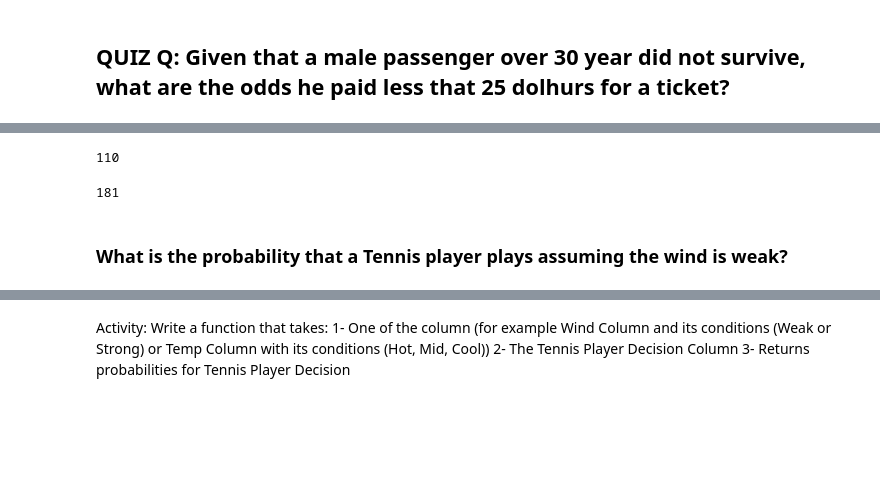
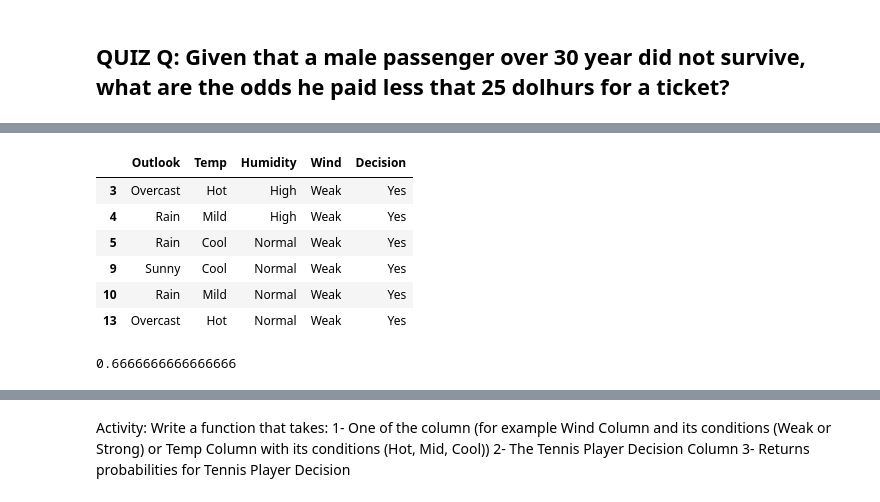
Before and after one commit to SamirIngley/DS1.1-Data-Analysis, a Jupyter notebook: Notebooks/simple_prob_conditional.ipynb, the cells around one changed output, grey strips where cells are left out. Saved outputs shown, nothing was run; the diff lists cells and outputs as text; code cells hidden in the pictures; blank space fills up the shorter version.

```diff
--- a/Notebooks/simple_prob_conditional.ipynb
+++ b/Notebooks/simple_prob_conditional.ipynb
@@ -150,16 +184,12 @@ df
-# %%
-p_age_survive_fare = len(df[(df['Age']>30) & (df['Survived']==0) & (df['Fare'] < 25)])
-p_age_survive_fare
-# %% [output]
-110
-# %%
-p_age_survive = len(df[(df['Age']>30) & (df['Survived']==0)])
-p_age_survive / p_age
-# %% [output]
-181
-# %% [markdown]
-### What is the probability that a Tennis player plays assuming the wind is weak?
 # %%
-weakwind_and_plays = dict(df[df['Wind']=='Weak']['Decision']=='Yes')
+weakwind_and_plays = df[(df['Wind']=='Weak') & (df['Decision']=='Yes')]
 weakwind_and_plays
+# %% [output]
+|  | Outlook | Temp | Humidity | Wind | Decision |
+| 3 | Overcast | Hot | High | Weak | Yes |
+| 4 | Rain | Mild | High | Weak | Yes |
+| 5 | Rain | Cool | Normal | Weak | Yes |
+| 9 | Sunny | Cool | Normal | Weak | Yes |
+| 10 | Rain | Mild | Normal | Weak | Yes |
+| 13 | Overcast | Hot | Normal | Weak | Yes |
 # %%
@@ -167,3 +197,7 @@ len(weak_and_plays) / len(df.dropna())
+# %%
+len(weakwind_and_plays) / len(df[df['Decision']=='Yes'])
+# %% [output]
+0.6666666666666666
 # %%
 print(df[df['Wind']=='Weak'])
 
```
Also changed, not shown: parts of 12 cells of this notebook.
